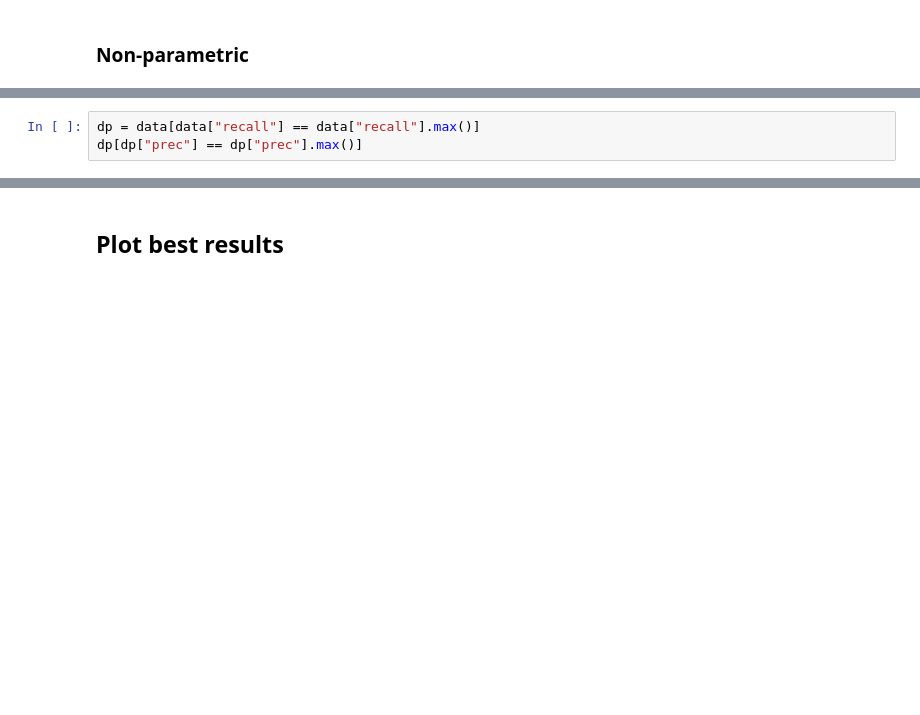
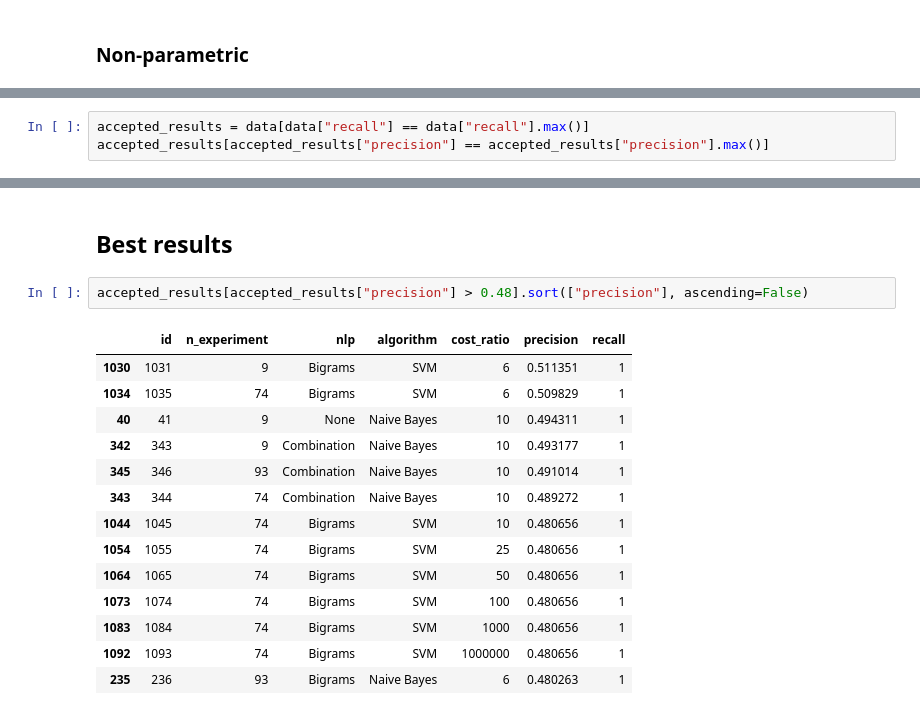
Before and after one commit to borjaeg/thete, a Jupyter notebook: Paper-Analysis.ipynb, the cells around one changed output, grey strips where cells are left out. Saved outputs shown, nothing was run; the diff lists cells and outputs as text; blank space fills up the shorter version.

```diff
--- a/Paper-Analysis.ipynb
+++ b/Paper-Analysis.ipynb
@@ -138,3 +118,3 @@ ValueError: Unequal N in wilcoxon.  Aborting.
 # %%
-dp = data[data["recall"] == data["recall"].max()]
-dp[dp["prec"] == dp["prec"].max()]
+accepted_results = data[data["recall"] == data["recall"].max()]
+accepted_results[accepted_results["precision"] == accepted_results["precision"].max()]
@@ -151,2 +131,19 @@ print(mean_precision)
 # %% [markdown]
-## Plot best results
+## Best results
+# %%
+accepted_results[accepted_results["precision"] > 0.48].sort(["precision"], ascending=False)
+# %% [output]
+|  | id | n_experiment | nlp | algorithm | cost_ratio | precision | recall |
+| 1030 | 1031 | 9 | Bigrams | SVM | 6 | 0.511351 | 1 |
+| 1034 | 1035 | 74 | Bigrams | SVM | 6 | 0.509829 | 1 |
+| 40 | 41 | 9 | None | Naive Bayes | 10 | 0.494311 | 1 |
+| 342 | 343 | 9 | Combination | Naive Bayes | 10 | 0.493177 | 1 |
+| 345 | 346 | 93 | Combination | Naive Bayes | 10 | 0.491014 | 1 |
+| 343 | 344 | 74 | Combination | Naive Bayes | 10 | 0.489272 | 1 |
+| 1044 | 1045 | 74 | Bigrams | SVM | 10 | 0.480656 | 1 |
+| 1054 | 1055 | 74 | Bigrams | SVM | 25 | 0.480656 | 1 |
+| 1064 | 1065 | 74 | Bigrams | SVM | 50 | 0.480656 | 1 |
+| 1073 | 1074 | 74 | Bigrams | SVM | 100 | 0.480656 | 1 |
+| 1083 | 1084 | 74 | Bigrams | SVM | 1000 | 0.480656 | 1 |
+| 1092 | 1093 | 74 | Bigrams | SVM | 1000000 | 0.480656 | 1 |
+| 235 | 236 | 93 | Bigrams | Naive Bayes | 6 | 0.480263 | 1 |
```
Also changed, not shown: parts of 20 cells of this notebook, 2 other files.
